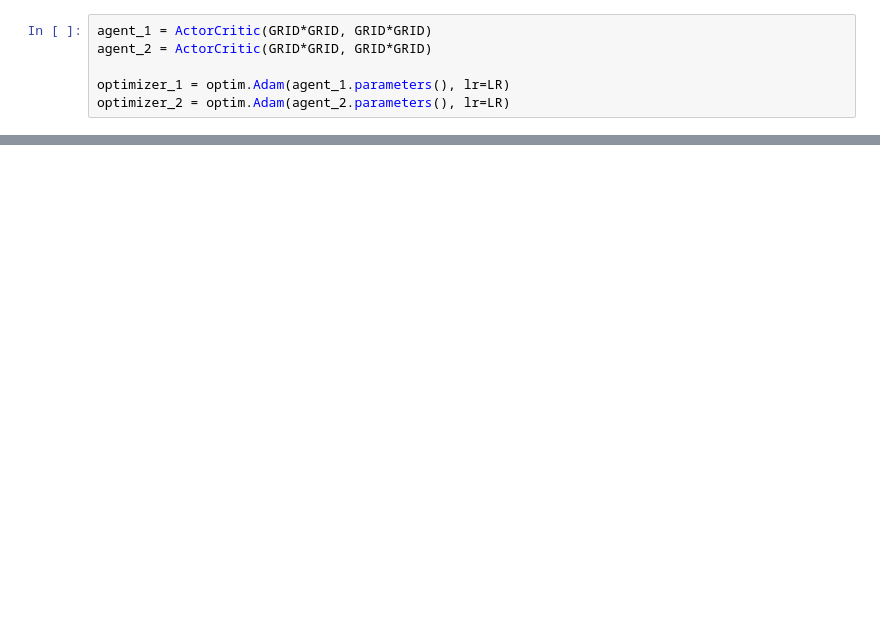
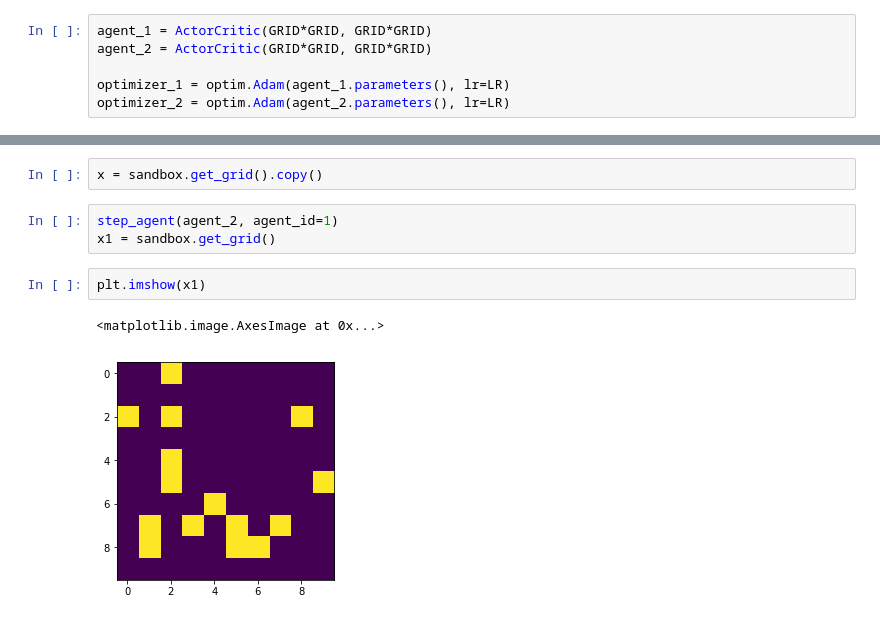
Before and after one commit to denistr16/GoL-RL, a Jupyter notebook: agent_run_template_04.ipynb, the cells around one changed output, grey strips where cells are left out. Cells and saved outputs as stored; diff of their text form; blank space fills up the shorter version.

```diff
--- a/agent_run_template_04.ipynb
+++ b/agent_run_template_04.ipynb
@@ -146,0 +162,10 @@ array([[0, 0, 0, 0, 0, 0, 0, 0, 0, 0],
+# %%
+x = sandbox.get_grid().copy()
+# %%
+step_agent(agent_2, agent_id=1)
+x1 = sandbox.get_grid()
+# %%
+plt.imshow(x1)
+# %% [output]
+<matplotlib.image.AxesImage at 0x...>
+[figure, added]
```
Also changed, not shown: parts of 14 cells of this notebook, 1 other file.
